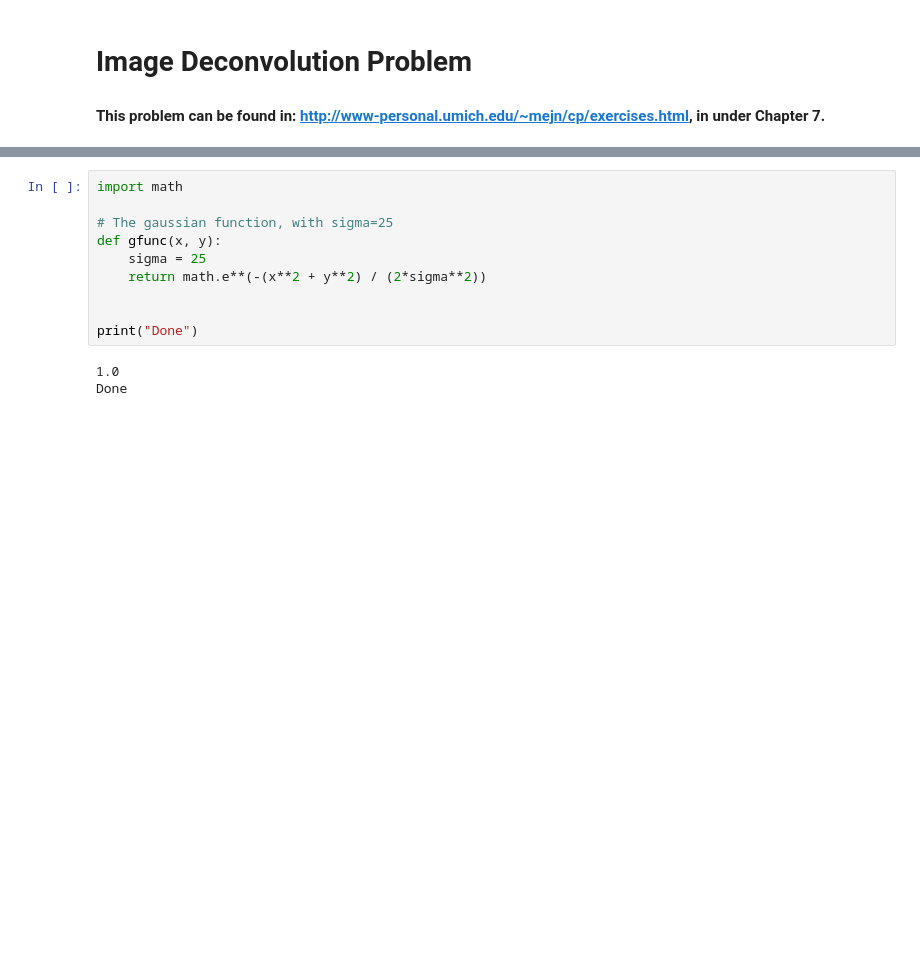
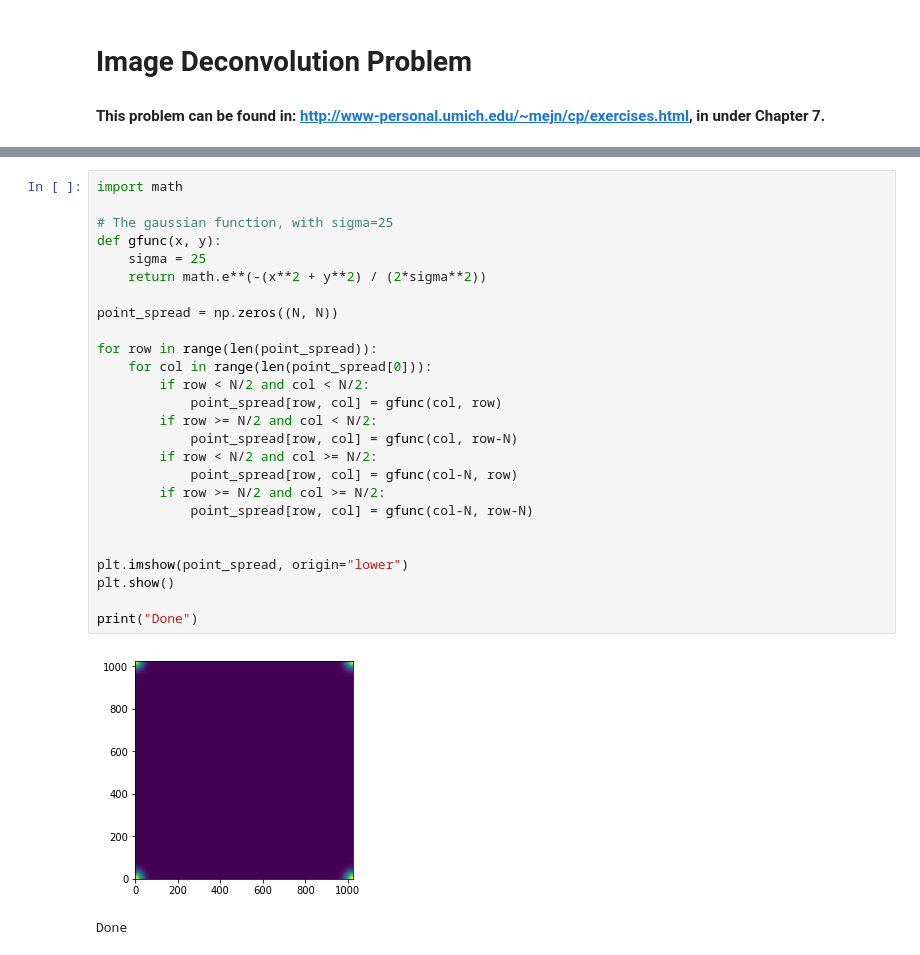
Before and after one commit to kaashmonee/image-deconvolution, a Jupyter notebook: decon.ipynb, the cells around one changed output, grey strips where cells are left out. Saved outputs shown, nothing was run; the diff lists cells and outputs as text; blank space fills up the shorter version.

```diff
--- a/decon.ipynb
+++ b/decon.ipynb
@@ -18,15 +18,31 @@ plt.show()
 # %% [output]
 [figure]
-# %%
-import math
-
-# The gaussian function, with sigma=25
-def gfunc(x, y):
-    sigma = 25
-    return math.e**(-(x**2 + y**2) / (2*sigma**2))
-
-
-print("Done")
-# %% [output]
-1.0
-Done
+# %%
+import math
+
+# The gaussian function, with sigma=25
+def gfunc(x, y):
+    sigma = 25
+    return math.e**(-(x**2 + y**2) / (2*sigma**2))
+
+point_spread = np.zeros((N, N))
+
+for row in range(len(point_spread)):
+    for col in range(len(point_spread[0])):
+        if row < N/2 and col < N/2:
+            point_spread[row, col] = gfunc(col, row)
+        if row >= N/2 and col < N/2:
+            point_spread[row, col] = gfunc(col, row-N)
+        if row < N/2 and col >= N/2:
+            point_spread[row, col] = gfunc(col-N, row)
+        if row >= N/2 and col >= N/2:
+            point_spread[row, col] = gfunc(col-N, row-N)
+
+
+plt.imshow(point_spread, origin="lower")
+plt.show()
+
+print("Done")
+# %% [output]
+[figure, added]
+Done
```
Also changed, not shown: parts of 3 cells of this notebook.
